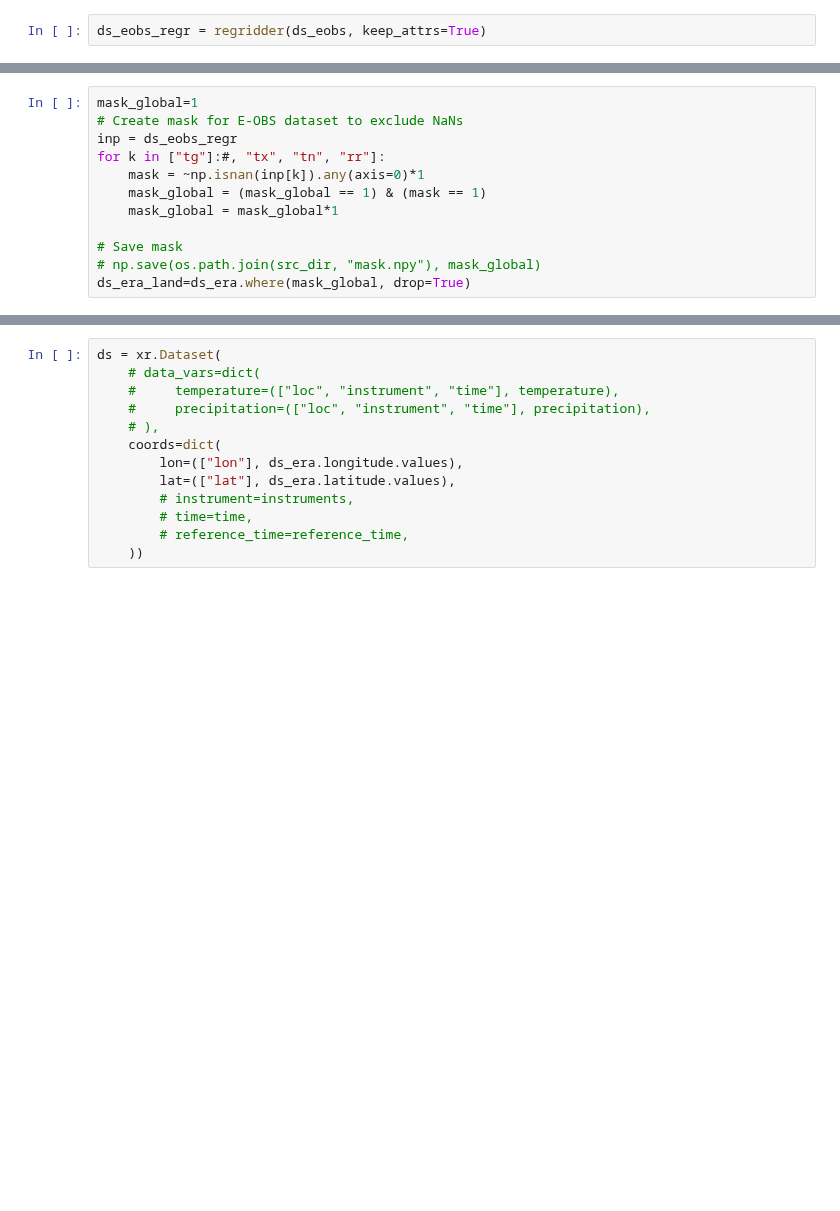
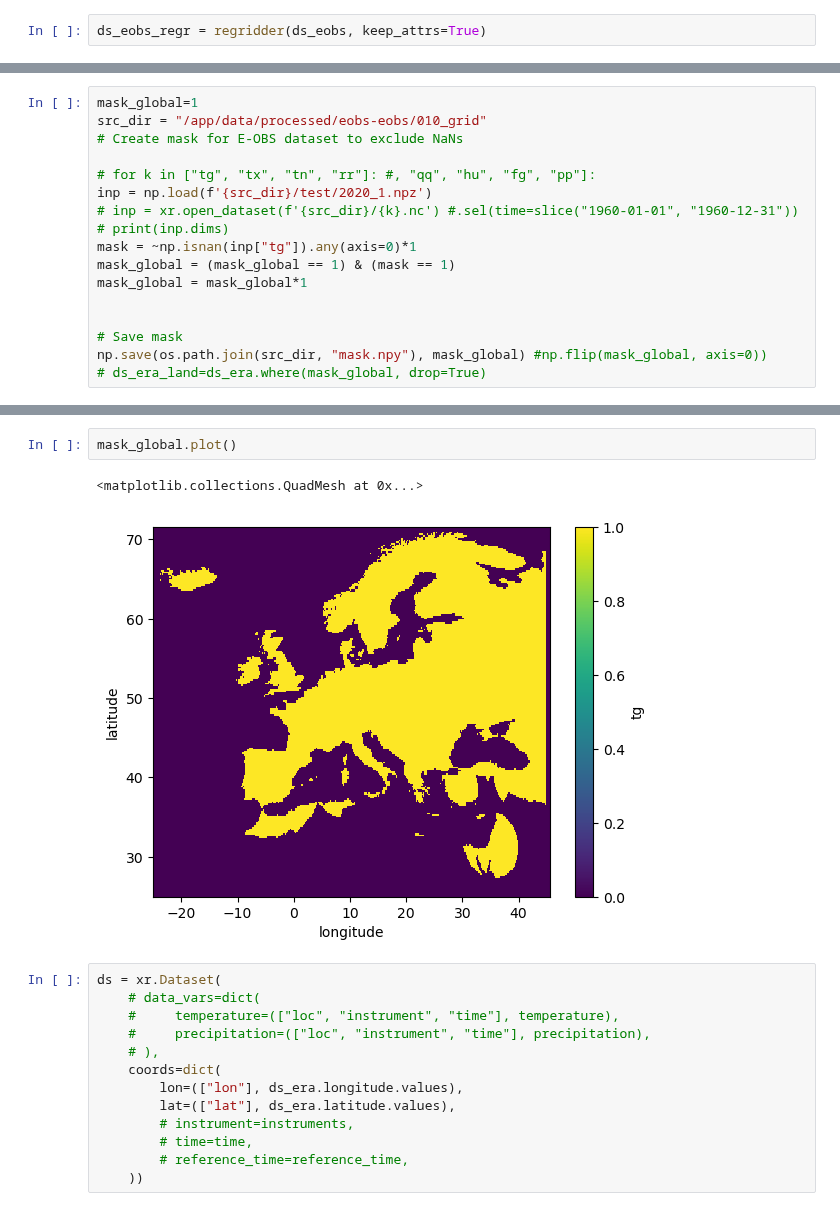
Before and after one commit to vjugor1/BiasCorrectionDL, a Jupyter notebook: notebooks/ebos.ipynb, the cells around one changed output, grey strips where cells are left out. Cells and saved outputs as stored; diff of their text form; blank space fills up the shorter version.

```diff
--- a/notebooks/ebos.ipynb
+++ b/notebooks/ebos.ipynb
@@ -94,12 +98,17 @@ ds_eobs_regr = regridder(ds_eobs, keep_attrs=True)
 # %%
 mask_global=1
+src_dir = "/app/data/processed/eobs-eobs/010_grid"
 # Create mask for E-OBS dataset to exclude NaNs
-inp = ds_eobs_regr
-for k in ["tg"]:#, "tx", "tn", "rr"]:
-    mask = ~np.isnan(inp[k]).any(axis=0)*1
-    mask_global = (mask_global == 1) & (mask == 1)
-    mask_global = mask_global*1
+
+# for k in ["tg", "tx", "tn", "rr"]: #, "qq", "hu", "fg", "pp"]:
+inp = np.load(f'{src_dir}/test/2020_1.npz')
+# inp = xr.open_dataset(f'{src_dir}/{k}.nc') #.sel(time=slice("1960-01-01", "1960-12-31"))
+# print(inp.dims)
+mask = ~np.isnan(inp["tg"]).any(axis=0)*1
+mask_global = (mask_global == 1) & (mask == 1)
+mask_global = mask_global*1
+
 
 # Save mask
-# np.save(os.path.join(src_dir, "mask.npy"), mask_global)
-ds_era_land=ds_era.where(mask_global, drop=True)
+np.save(os.path.join(src_dir, "mask.npy"), mask_global) #np.flip(mask_global, axis=0))
+# ds_era_land=ds_era.where(mask_global, drop=True)
@@ -106,3 +136,8 @@ ds_era_land=ds_era.where(mask_global, drop=True)
+# %%
+mask_global.plot()
+# %% [output]
+<matplotlib.collections.QuadMesh at 0x...>
+[figure, added]
 # %%
 ds = xr.Dataset(
     # data_vars=dict(
```
Also changed, not shown: parts of 5 cells of this notebook, 5 other files.
